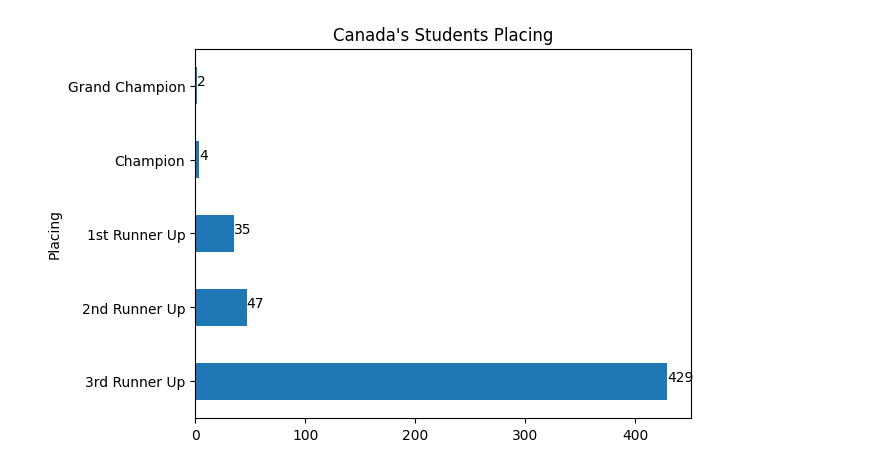
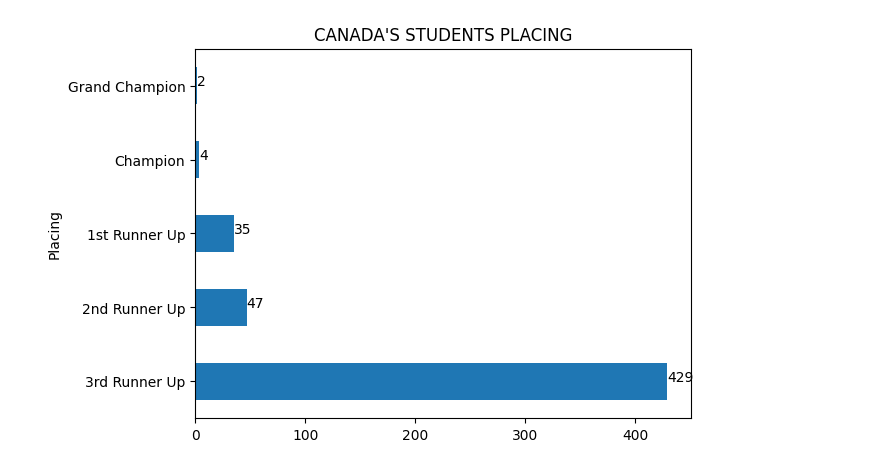
Before and after one commit to skthetester/ucmas-challenge-results, a Jupyter notebook: scripts/analytics.ipynb, the cells around one changed output. Drawn from its saved outputs; the diff is of its cells as text; code cells hidden in the pictures.

```diff
--- a/scripts/analytics.ipynb
+++ b/scripts/analytics.ipynb
@@ -64,16 +64,16 @@ plt.show()
 # %%
 # Canada Stats
 
 df_can = df.query('Country == "CANADA"')
 # print(df_can)
 
 placing_counts = df_can['Placing'].value_counts()
 placing_counts.plot(kind='barh')
 
 for index, value in enumerate(placing_counts):
     plt.text(value, index, str(round(value,2)))
 
-plt.title("Canada's Students Placing")
+plt.title("CANADA'S STUDENTS PLACING")
 plt.show()
 # %% [output]
-[figure, old version]
+[figure, new version]
```
Also changed, not shown: parts of 4 cells of this notebook, 1 other file.
